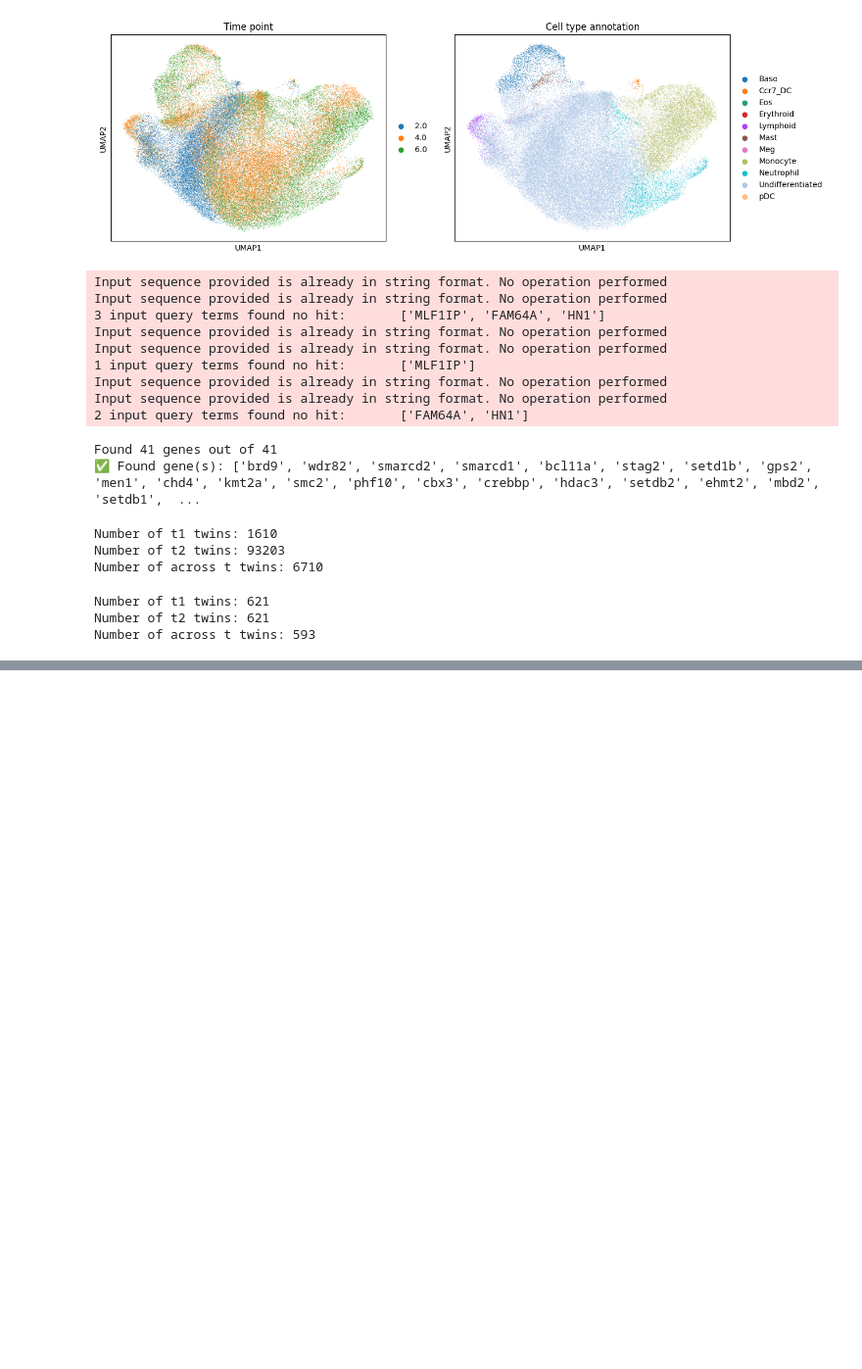
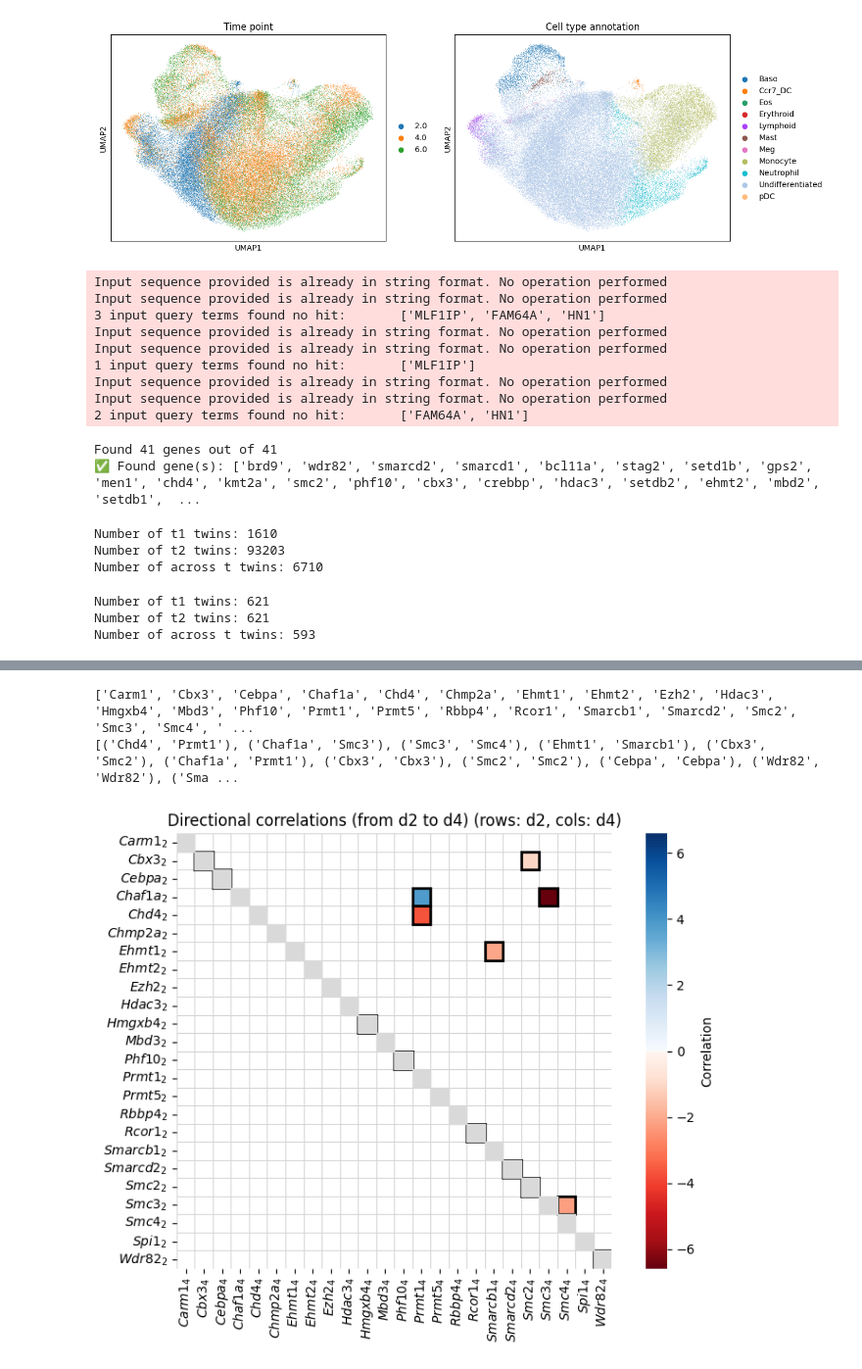
Before and after one commit to Keerthana910234/TwINFER, a Jupyter notebook: TwINFER_LARRY.ipynb, the cells around one changed output, grey strips where cells are left out. Shown at 98% size. Saved outputs shown, nothing was run; the diff lists cells and outputs as text; code cells hidden in the pictures; blank space fills up the shorter version.

```diff
--- a/TwINFER_LARRY.ipynb
+++ b/TwINFER_LARRY.ipynb
@@ -610,0 +704,3 @@ KeyboardInterrupt:
+# %%
+consistent_corr = list((set(potential_regulation_t1).intersection(set(potential_regulation_t2))).intersection(set(potential_regulation_t3)))
+len(consistent_corr)
@@ -745,15 +858,20 @@ def plot_matrix_as_heatmap(corr_matrix, gene_list, no_regulation=None, potential
         plt.show()
 # %%
 # --- Step 2: Twin/random correlations at t2 ---
-twin_pair_correlation_matrix_t1, random_pair_correlation_matrix_t2 = calculate_twin_random_pair_correlations(
-    all_t1_t2_measurements, t1_twins, gene_list
+twin_pair_correlation_matrix_t1, random_pair_correlation_matrix_t1 = calculate_twin_random_pair_correlations(
+    all_t1_measurements, t1_twins, gene_list
 )
 # print(twin_pair_correlation_matrix_t2)
 if plot_correlation_matrices_as_heatmap:
-    plot_matrix_as_heatmap( corr_matrix=twin_pair_correlation_matrix_t1, gene_list=gene_list, no_regulation=no_regulation, potential_regulation=potential_regulation,
-        title=f"Twin pair correlations at time d{t1}", add_gene_labels=True, add_time=True, time=[t1], gray_out_no_reg=True
+    plot_matrix_as_heatmap( corr_matrix=twin_pair_correlation_matrix_t1, gene_list=gene_list, no_regulation=no_regulation_t1, potential_regulation=consistent_corr,
+        title=f"Twin pair correlations at time d{t1}", add_gene_labels=True, add_time=True, time=[t1], gray_out_no_reg=True, vmin = -0.4, vmax=0.4, black_out_self=True
     )
 
-    plot_matrix_as_heatmap( corr_matrix=random_pair_correlation_matrix_t2, gene_list=gene_list, no_regulation=no_regulation, potential_regulation=potential_regulation,
-        title=f"Random pair correlations across both time points", add_gene_labels=True, add_time=False, time=[t1], gray_out_no_reg=True
+    plot_matrix_as_heatmap( corr_matrix=random_pair_correlation_matrix_t1, gene_list=gene_list, no_regulation=no_regulation_t1, potential_regulation=consistent_corr,
+        title=f"Random pair correlations across both time points", add_gene_labels=True, add_time=False, time=[t1], gray_out_no_reg=True, vmin = -0.4, vmax=0.4, black_out_self=True
     )
+
+# --- Step 3: Classify regulation type: single-state vs multiple-states ---
+multiple_states_gene_pairs_t1, single_state_regulation_t1 = differentiate_single_state_reg_and_multiple_states(
+    all_t1_measurements, consistent_corr, twin_pair_correlation_matrix_t1, random_pair_correlation_matrix_t1, gene_list, z_score_threshold=z_score_threshold_two_states
+)
@@ -784,44 +951,48 @@ infer_direction_for_which_edges = "single-state"
 p_value_threshold_cross_correlation = 0.2
 
 if infer_direction_for_which_edges == "single-state" :
-    if len(single_state_regulation) > 0:
-        single_state_regulation_list = {g for pair in single_state_regulation for g in pair}
+    if len(single_state_regulation_t1) > 0:
+        single_state_regulation_list = {g for pair in single_state_regulation_t1 for g in pair}
 
         # Build self-pairs
         self_pairs = [(g, g) for g in single_state_regulation_list]
 
         # Append them
-        all_gene_pairs = single_state_regulation + self_pairs
-        direction_raw_matrix, direction_normalized_matrix = get_cross_correlations(across_t_twin1, across_t_twin2, gene_pairs=all_gene_pairs)
+        all_gene_pairs = single_state_regulation_t1 + self_pairs
+        direction_raw_matrix, direction_scaled_matrix = get_cross_correlations(across_t_twin1, across_t_twin2, gene_pairs=all_gene_pairs)
 
         final_directed_edges = identify_actual_directed_edges(across_t_twin1, across_t_twin2, direction_raw_matrix, gene_pairs=all_gene_pairs, threshold = p_value_threshold_cross_correlation)
     else:
         final_directed_edges = []
-        direction_normalized_matrix = pd.DataFrame(
+        direction_scaled_matrix = pd.DataFrame(
             np.zeros((len(gene_list), len(gene_list))),
             index=gene_list,
             columns=gene_list
         )
 else:
-    direction_raw_matrix, direction_normalized_matrix = get_cross_correlations(across_t_twin1, across_t_twin2, gene_pairs=all_gene_pairs)
+    direction_raw_matrix, direction_scaled_matrix = get_cross_correlations(across_t_twin1, across_t_twin2, gene_pairs=all_gene_pairs)
     final_directed_edges = identify_actual_directed_edges(across_t_twin1, across_t_twin2, direction_raw_matrix, gene_pairs=all_gene_pairs, threshold = p_value_threshold_cross_correlation)
 print(final_directed_edges)
 # print(pre_threshold_direction_matrix)
 
 if plot_correlation_matrices_as_heatmap:
     no_reg_pairs = [pair for pair in all_gene_pairs if pair not in final_directed_edges]
     plot_matrix_as_heatmap(
-        corr_matrix=direction_normalized_matrix,
-        gene_list=list(direction_normalized_matrix.index),
+        corr_matrix=direction_scaled_matrix,
+        gene_list=list(direction_scaled_matrix.index),
         no_regulation=no_reg_pairs,
         potential_regulation=final_directed_edges,
         title=f"Directional correlations (from d{t1} to d{t2})",
         add_gene_labels=True,
         add_time=True,
         time=[t1, t2],
         gray_out_no_reg=True,
         black_out_self = True
     )
+# %% [output]
+['Carm1', 'Cbx3', 'Cebpa', 'Chaf1a', 'Chd4', 'Chmp2a', 'Ehmt1', 'Ehmt2', 'Ezh2', 'Hdac3', 'Hmgxb4', 'Mbd3', 'Phf10', 'Prmt1', 'Prmt5', 'Rbbp4', 'Rcor1', 'Smarcb1', 'Smarcd2', 'Smc2', 'Smc3', 'Smc4', ' ...
+[('Chd4', 'Prmt1'), ('Chaf1a', 'Smc3'), ('Smc3', 'Smc4'), ('Ehmt1', 'Smarcb1'), ('Cbx3', 'Smc2'), ('Chaf1a', 'Prmt1'), ('Cbx3', 'Cbx3'), ('Smc2', 'Smc2'), ('Cebpa', 'Cebpa'), ('Wdr82', 'Wdr82'), ('Sma ...
+[figure, added]
 # %%
 ### plotting functions ###
 
```
Also changed, not shown: parts of 14 cells of this notebook, 2 other files.
